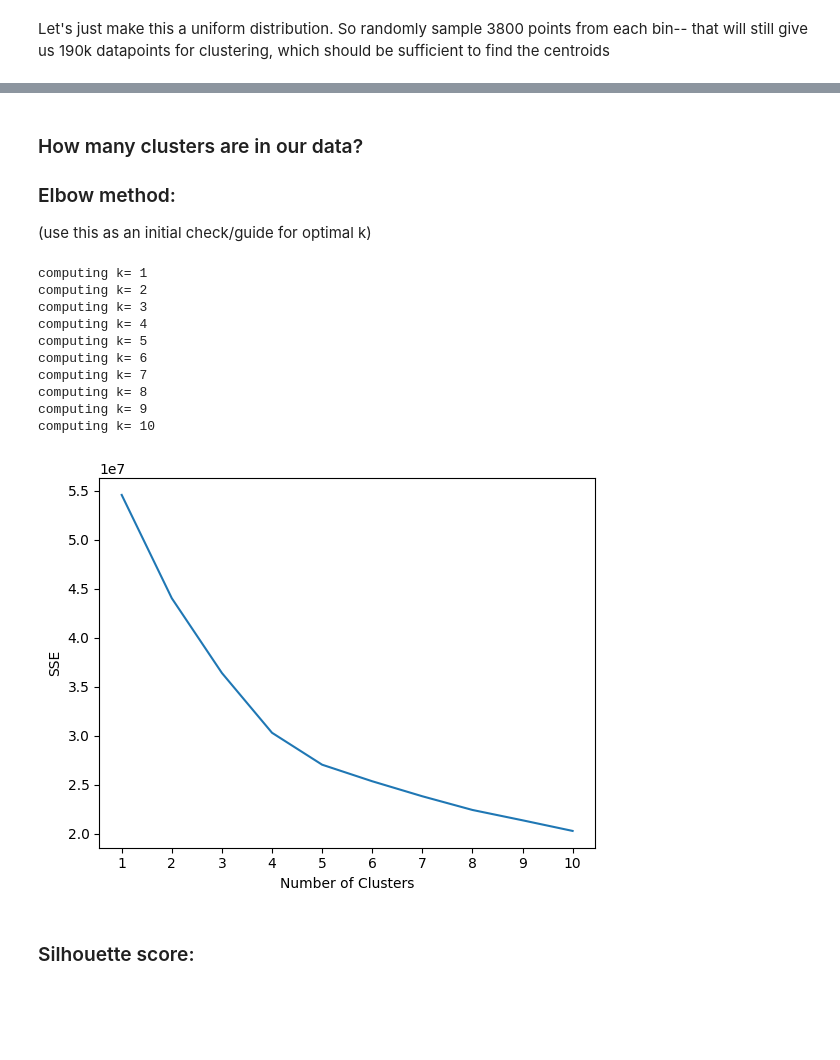
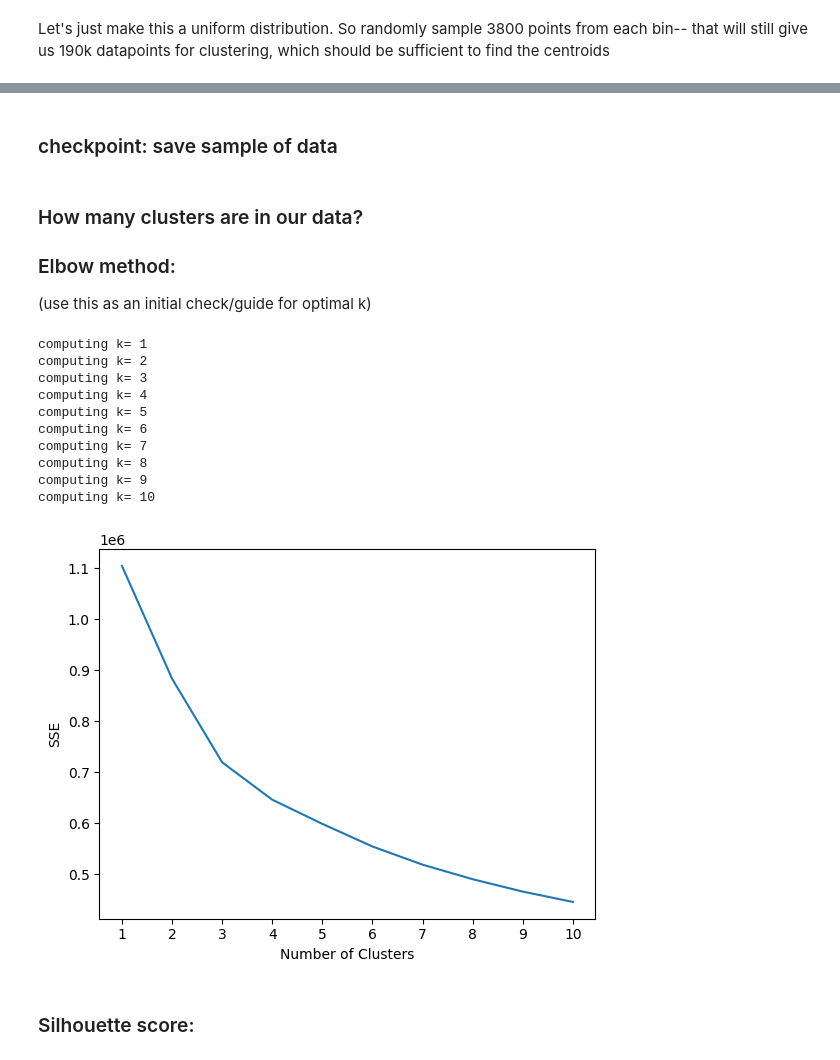
Before and after one commit to smehdizadeh/CSCI5622_Machine-Learning, a Jupyter notebook: kmeans-clustering.ipynb, the cells around one changed output, grey strips where cells are left out. Cells and saved outputs as stored; diff of their text form; code cells hidden in the pictures; blank space fills up the shorter version.

Commit message:
finishing cleaning and adding labels to data

```diff
--- a/kmeans-clustering.ipynb
+++ b/kmeans-clustering.ipynb
@@ -176,0 +485,5 @@ Let's just make this a uniform distribution. So randomly sample 3800 points from
+# %%
+subsample_df = subsample_df[subsample_df['labels']!='']
+subsample_df.reset_index(inplace=True)
+# %%
+subsample_df.drop(columns=['level_0','index'], inplace=True)
@@ -176,0 +495,2 @@ Let's just make this a uniform distribution. So randomly sample 3800 points from
+# %%
+subsample_df['labels'] = subsample_df['labels'].str[1:]
@@ -176,0 +503,2 @@ Let's just make this a uniform distribution. So randomly sample 3800 points from
+# %%
+subsample_df = subsample_df.set_index('labels')
@@ -176,0 +515,2 @@ Let's just make this a uniform distribution. So randomly sample 3800 points from
+# %% [markdown]
+### checkpoint: save sample of data
@@ -184,36 +526,36 @@ Let's just make this a uniform distribution. So randomly sample 3800 points from
 #initialize kmeans parameters
 kmeans_kwargs = {
 "init": "random",
-"n_init": 10,
+"n_init": 25,
 "random_state": 42,
 }
 
 #create list to hold SSE values for each k
 sse = []
 for k in range(1, 11):
     print("computing k=",k)
     kmeans = KMeans(n_clusters=k, **kmeans_kwargs)
-    kmeans.fit(msd_spot_clust_df)
+    kmeans.fit(subsample_df)
     sse.append(kmeans.inertia_)
 
 #visualize results
 plt.plot(range(1, 11), sse)
 plt.xticks(range(1, 11))
 plt.xlabel("Number of Clusters")
 plt.ylabel("SSE")
 plt.show()
 # %% [output]
 computing k= 1
 computing k= 2
 computing k= 3
 computing k= 4
 computing k= 5
 computing k= 6
 computing k= 7
 computing k= 8
 computing k= 9
 computing k= 10
-[figure, old version]
+[figure, new version]
 # %% [markdown]
 ### Silhouette score:
 # %%
```
Also changed, not shown: parts of 32 cells of this notebook.
